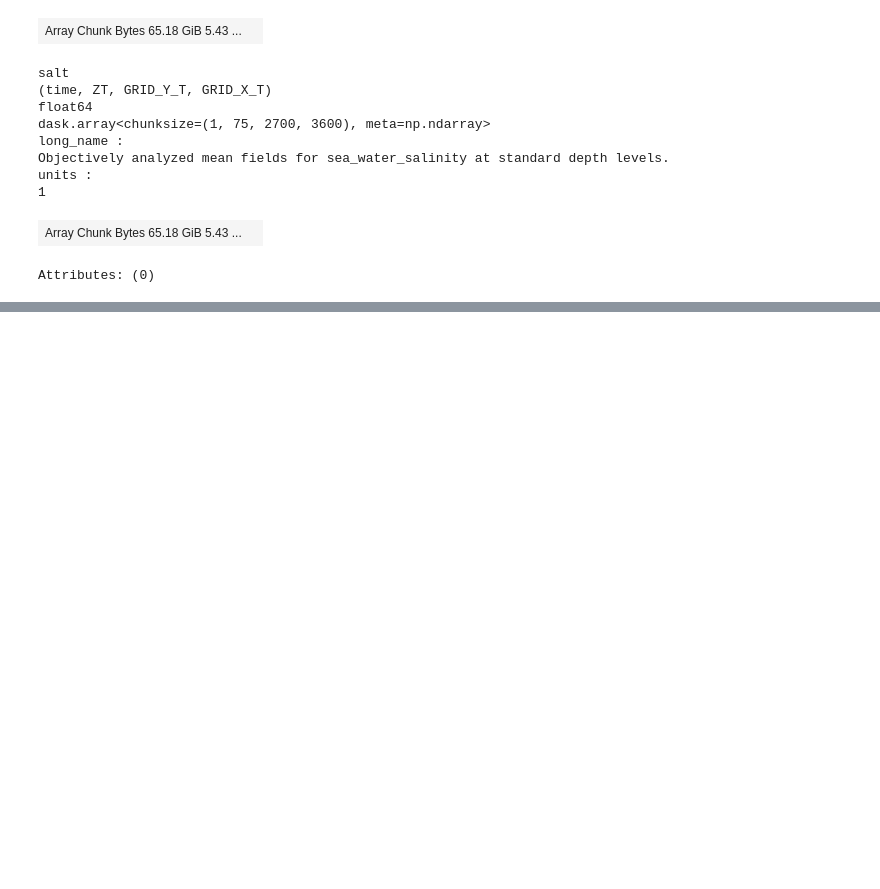
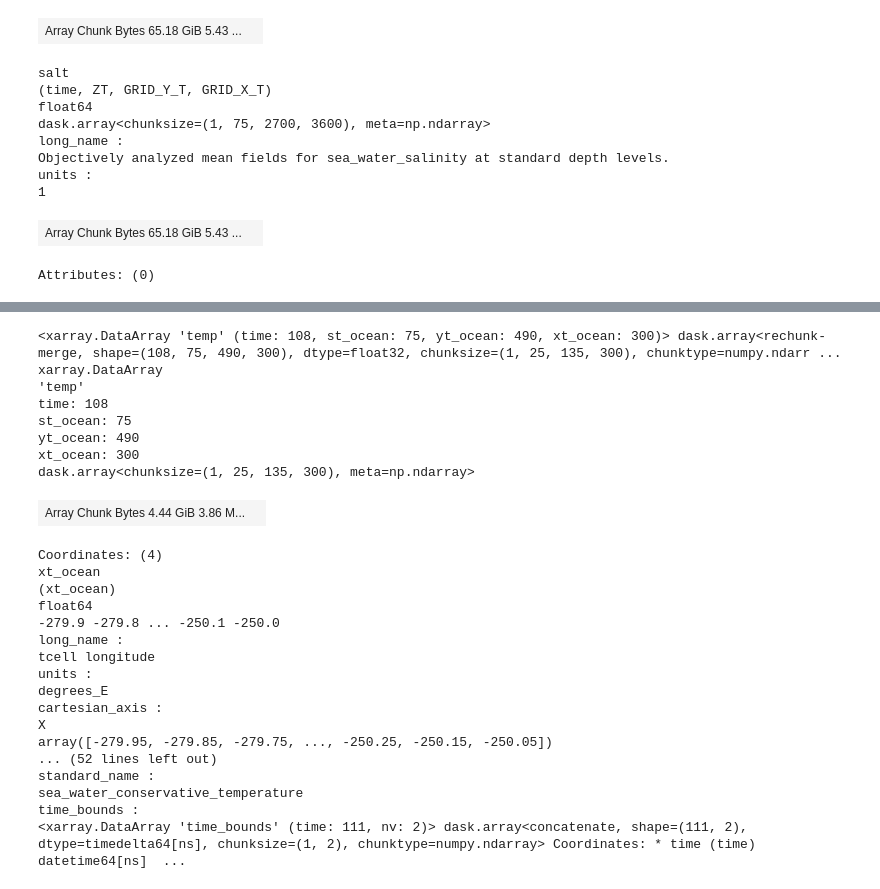
Before and after one commit to PaulSpence/Denman2024Voyage, a Jupyter notebook: notebooks/temp_accessom2_01.ipynb, the cells around one changed output, grey strips where cells are left out. Cells and saved outputs as stored; diff of their text form; code cells hidden in the pictures; blank space fills up the shorter version.

```diff
--- a/notebooks/temp_accessom2_01.ipynb
+++ b/notebooks/temp_accessom2_01.ipynb
@@ -147,8 +86,36 @@ ee
 # %%
 expt='01deg_jra55v140_iaf_cycle3'
 start = '2010-01-01 00:00:00'
 end = '2018-12-31 00:00:00'
 temp = cc.querying.getvar(expt, variable='temp',
                        session=session, frequency='1 monthly',ncfile="%monthly-mean%",
                        start_time=start,
-                       end_time=end).sel(yt_ocean=slice(-90,-40)).sel(xt_ocean=slice(-260,-210)).sel(time=slice(start,end)).chunk({'st_ocean':25, 'xt_ocean':1800})
+                       end_time=end).sel(yt_ocean=slice(-90,-60)).sel(xt_ocean=slice(-280,-250)).sel(time=slice(start,end)).chunk({'st_ocean':25, 'xt_ocean':1800})
+temp
+# %% [output]
+<xarray.DataArray 'temp' (time: 108, st_ocean: 75, yt_ocean: 490, xt_ocean: 300)> dask.array<rechunk-merge, shape=(108, 75, 490, 300), dtype=float32, chunksize=(1, 25, 135, 300), chunktype=numpy.ndarr ...
+xarray.DataArray
+'temp'
+time: 108
+st_ocean: 75
+yt_ocean: 490
+xt_ocean: 300
+dask.array<chunksize=(1, 25, 135, 300), meta=np.ndarray>
+| Array Chunk Bytes 4.44 GiB 3.86 M... |  |
+Coordinates: (4)
+xt_ocean
+(xt_ocean)
+float64
+-279.9 -279.8 ... -250.1 -250.0
+long_name :
+tcell longitude
+units :
+degrees_E
+cartesian_axis :
+X
+array([-279.95, -279.85, -279.75, ..., -250.25, -250.15, -250.05])
+... (52 lines left out)
+standard_name :
+sea_water_conservative_temperature
+time_bounds :
+<xarray.DataArray 'time_bounds' (time: 111, nv: 2)> dask.array<concatenate, shape=(111, 2), dtype=timedelta64[ns], chunksize=(1, 2), chunktype=numpy.ndarray> Coordinates: * time (time) datetime64[ns]  ...
```
Also changed, not shown: parts of 13 cells of this notebook, 1 other file.
